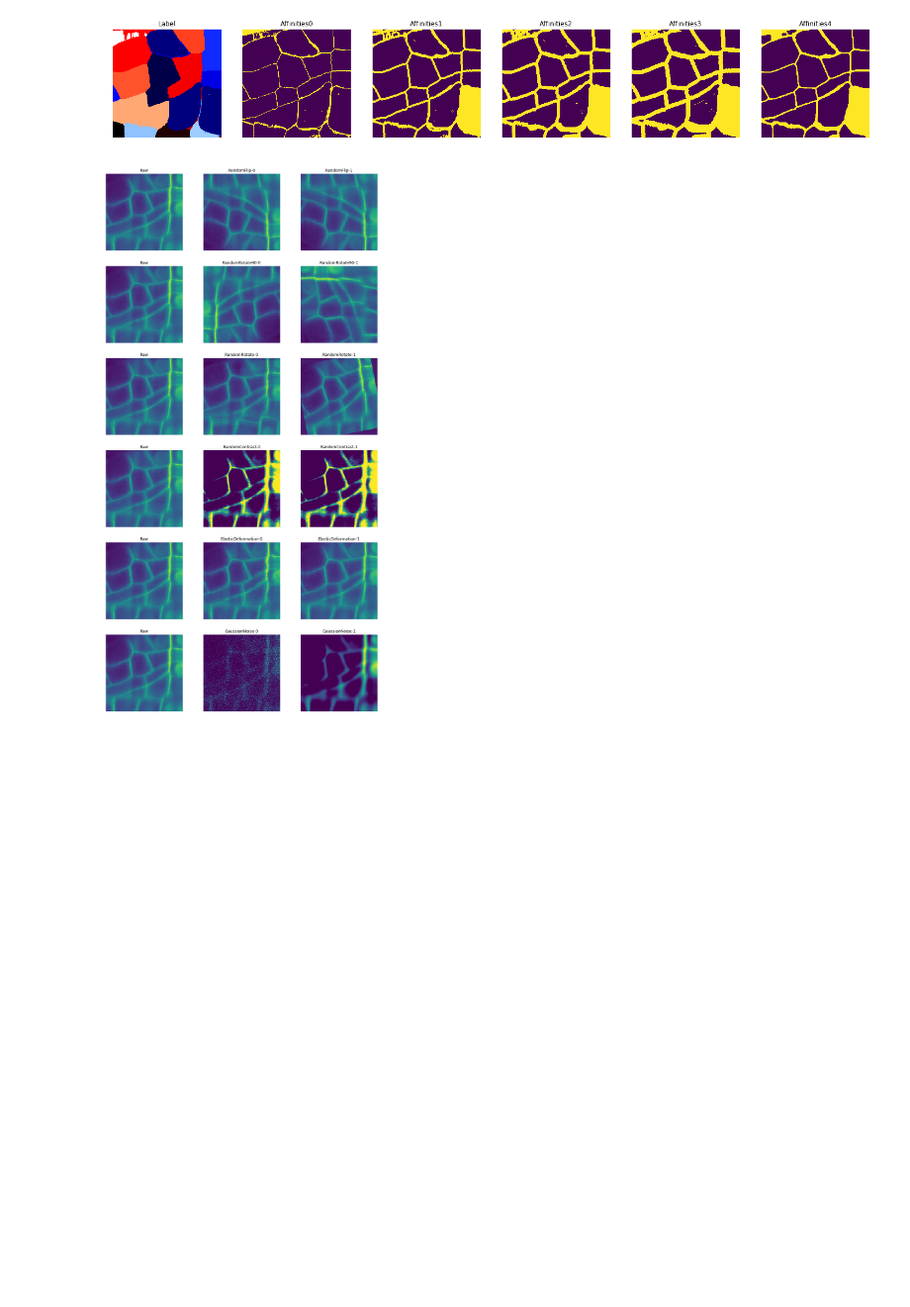
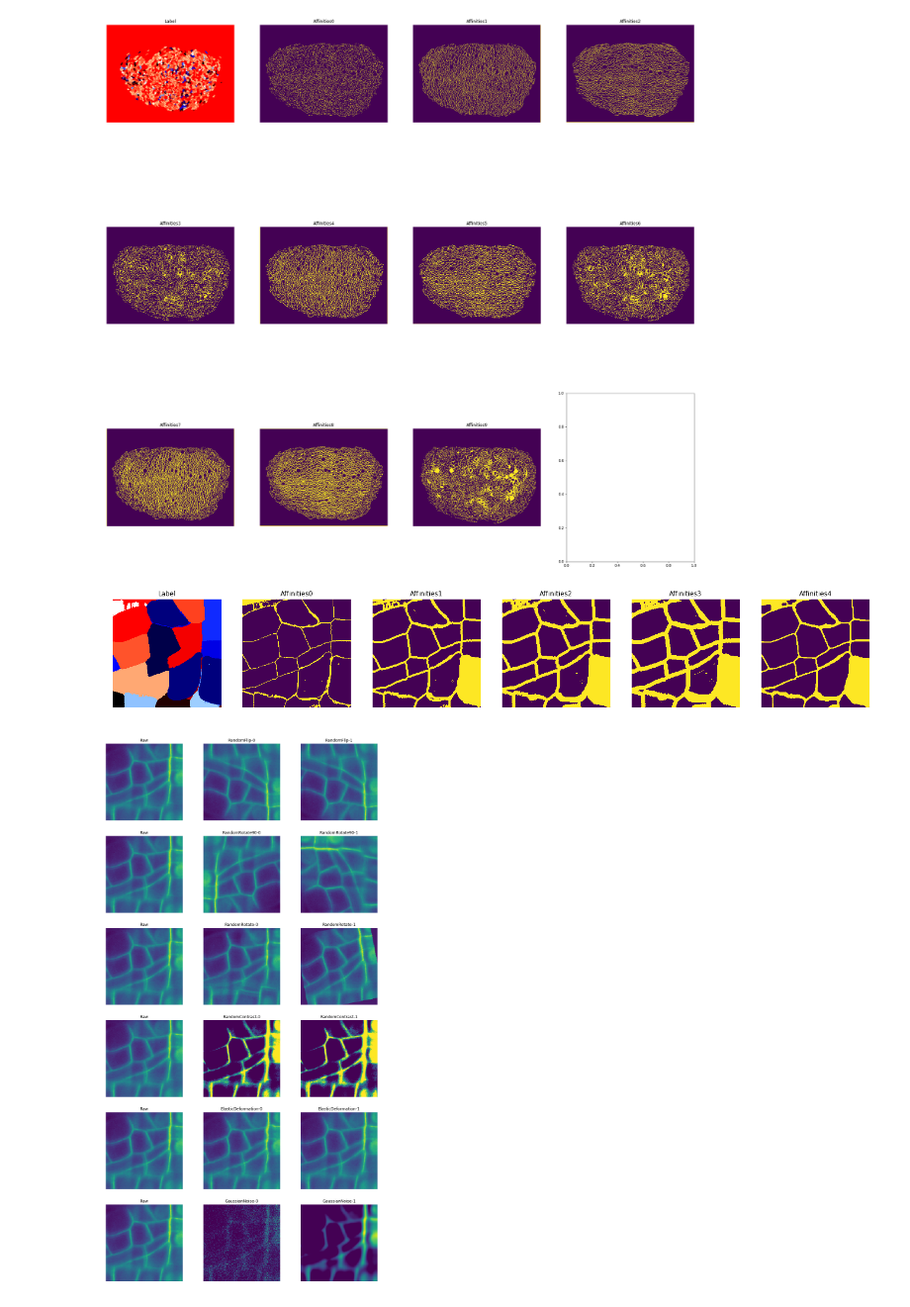
Before and after one commit to wolny/pytorch-3dunet, a Jupyter notebook: augment/transformer-test.ipynb, the cells around one changed output. Shown at 99% size. Saved outputs shown, nothing was run; the diff lists cells and outputs as text; code cells hidden in the pictures; blank space fills up the shorter version.

```diff
--- a/augment/transformer-test.ipynb
+++ b/augment/transformer-test.ipynb
@@ -3,6 +3,29 @@ from transforms import LabelToAffinities, RandomFlip, RandomRotate, RandomRotate
 import matplotlib.pyplot as plt
 import h5py
 import numpy as np
+# %%
+path = '/home/adrian/workspace/ilastik-datasets/FlyWing/tracking/pro01.hdf'
+
+with h5py.File(path, 'r') as f:
+    label = f['/volumes/labels/tracks_with_boundaries'][...]
+    t1 = BoundaryAndAffinities(xy_offsets=[1,2,3], z_offsets=[1,2,3])
+    label_transformed1 = t1(label)
+
+    fig, axes = plt.subplots(3, 4, figsize=(30, 30))
+    ax = axes.ravel()
+
+    z_slice = 80
+    # show label
+    ax[0].set_title('Label')
+    ax[0].imshow(label[z_slice, ...], cmap='flag')
+    ax[0].set_axis_off()
+
+    for i in range(label_transformed1.shape[0]):
+        ax[i+1].set_title(f'Affinities{i}')
+        ax[i+1].imshow(label_transformed1[i, z_slice, ...])
+        ax[i+1].set_axis_off()
+# %% [output]
+[figure, added]
 # %%
 # LabelToBoundary demo
 path = '../resources/sample_patch.h5'
```
Also changed, not shown: parts of 1 cell of this notebook, 3 other files.
